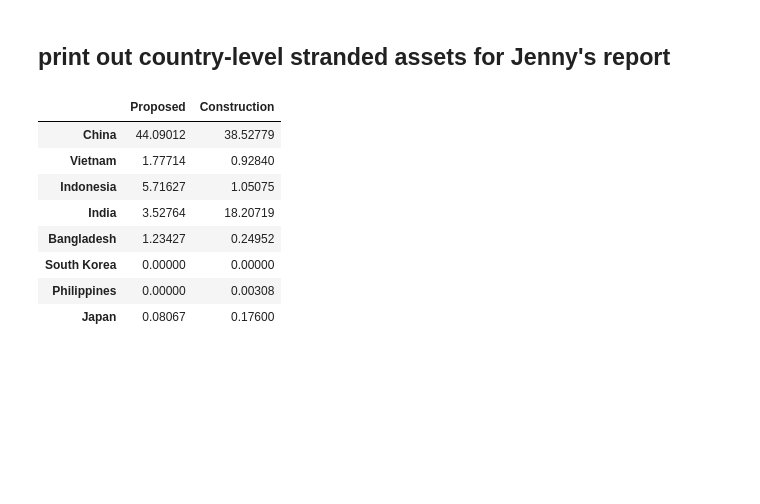
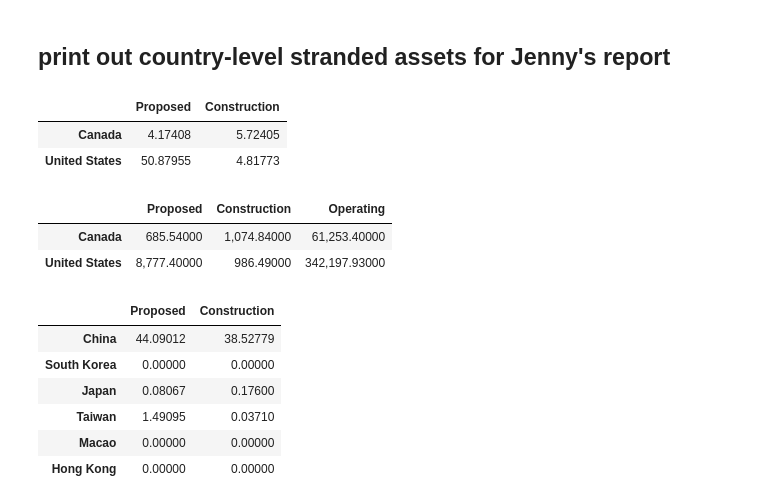
Before and after one commit to GlobalEnergyMonitor/GOIT-GGIT-research, a Jupyter notebook: gas-plants-report-2022/notebooks/gas-pipeline-cost-estimates-for-gas-plant-report.ipynb, the cells around one changed output. Cells and saved outputs as stored; diff of their text form; code cells hidden in the pictures; blank space fills up the shorter version.

Commit message:
update for gas plants research

```diff
--- a/gas-plants-report-2022/notebooks/gas-pipeline-cost-estimates-for-gas-plant-report.ipynb
+++ b/gas-plants-report-2022/notebooks/gas-pipeline-cost-estimates-for-gas-plant-report.ipynb
@@ -1222,13 +505,10 @@ else:
 if 'Total' in capex_by_country_df.index:
     capex_by_country_df.drop(index='Total', inplace=True)
     total = capex_by_country_df.sum(axis=0)
-    total.name='Total'
-    capex_by_country_df = capex_by_country_df.append(total)
+    #total.name='Total'
+    capex_by_country_df.loc['Total'] = total
 
 else:
     total = capex_by_country_df.sum(axis=0)
-    total.name='Total'
-    capex_by_country_df = capex_by_country_df.append(total)
+    #total.name='Total'
+    capex_by_country_df.loc['Total'] = total
-# %%
-pandas.options.display.float_format = '{:,.1f}'.format
-capex_by_region_df
@@ -1248,24 +515,45 @@ capex_by_region_df
 # %% [markdown]
 ## print out country-level stranded assets for Jenny's report
+# %%
+country_list_gas_plants_report = ['Canada',
+                                  'United States']
+
+pandas.options.display.float_format = '{:,.5f}'.format
+capex_by_country_df.loc[country_list_gas_plants_report,['Proposed','Construction']].reindex(country_list_gas_plants_report)
+# %% [output]
+|  | Proposed | Construction |
+| Canada | 4.17408 | 5.72405 |
+| United States | 50.87955 | 4.81773 |
+# %%
+km_by_country_df.loc[country_list_gas_plants_report,['Proposed','Construction','Operating']].reindex(country_list_gas_plants_report)
+# %% [output]
+|  | Proposed | Construction | Operating |
+| Canada | 685.54000 | 1,074.84000 | 61,253.40000 |
+| United States | 8,777.40000 | 986.49000 | 342,197.93000 |
+# %%
+iom = pandas.Series(numpy.zeros(capex_by_country_df.columns.__len__()))#,dtype='float64')
+iom.index = capex_by_country_df.columns
+iom.name='Macao'
+if 'Macao' not in capex_by_country_df.index:
+    capex_by_country_df = capex_by_country_df.append(iom)
+
+if 'Macao' not in km_by_country_df.index:
+    km_by_country_df = km_by_country_df.append(iom)
 # %%
 country_list_gas_plants_report = ['China',
-                                  'Vietnam',
-                                  'Indonesia',
-                                  'India',
-                                  'Bangladesh',
                                   'South Korea',
-                                  'Philippines',
-                                  'Japan']
+                                  'Japan',
+                                  'Taiwan',
+                                  'Macao',
+                                  'Hong Kong']
 
 pandas.options.display.float_format = '{:,.5f}'.format
 capex_by_country_df.loc[country_list_gas_plants_report,['Proposed','Construction']].reindex(country_list_gas_plants_report)
 # %% [output]
 |  | Proposed | Construction |
 | China | 44.09012 | 38.52779 |
-| Vietnam | 1.77714 | 0.92840 |
-| Indonesia | 5.71627 | 1.05075 |
-| India | 3.52764 | 18.20719 |
-| Bangladesh | 1.23427 | 0.24952 |
 | South Korea | 0.00000 | 0.00000 |
-| Philippines | 0.00000 | 0.00308 |
 | Japan | 0.08067 | 0.17600 |
+| Taiwan | 1.49095 | 0.03710 |
+| Macao | 0.00000 | 0.00000 |
+| Hong Kong | 0.00000 | 0.00000 |
```
Also changed, not shown: parts of 86 cells of this notebook, 7 other files.
